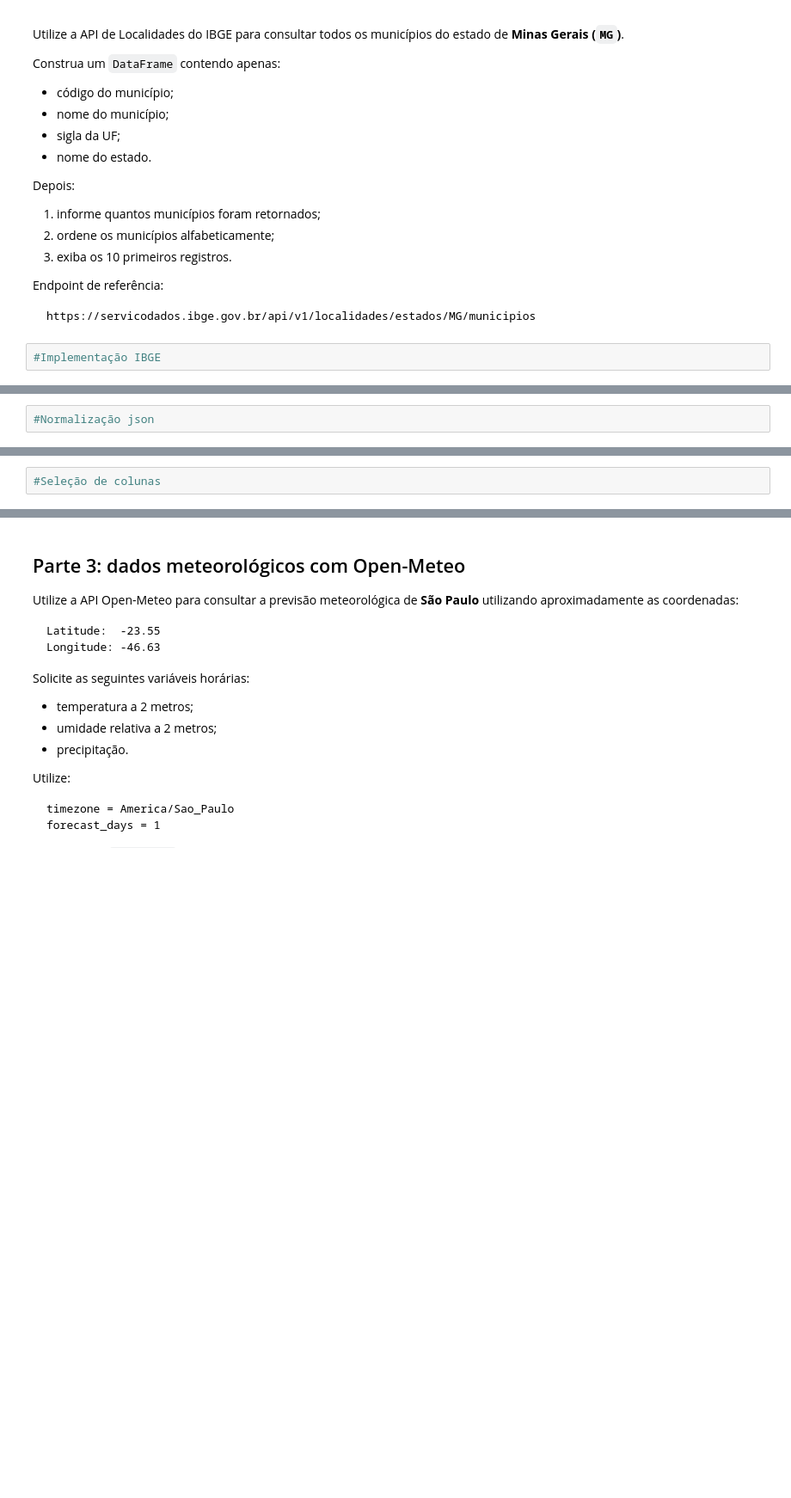
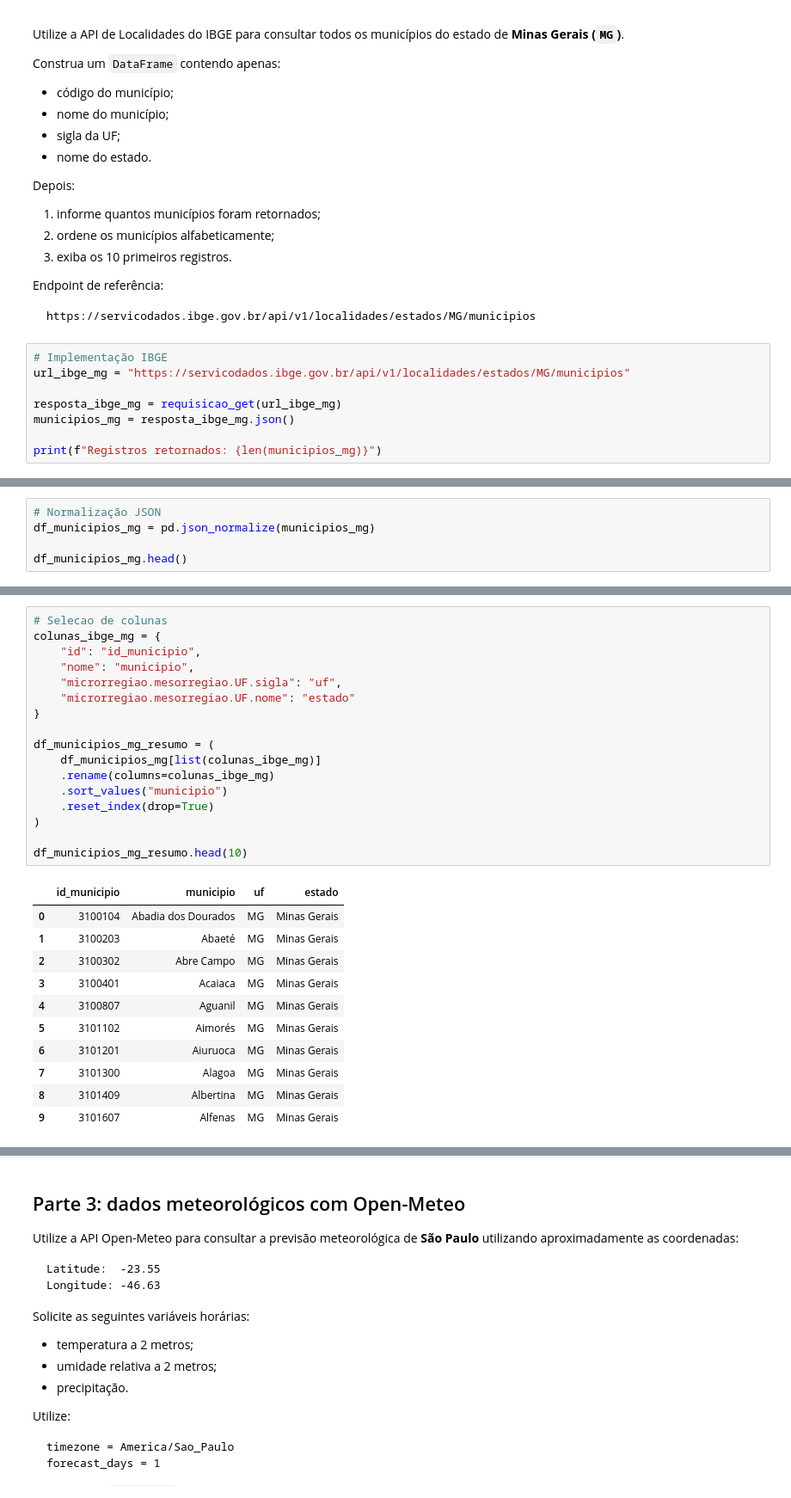
Before and after one commit to moh4b-z/uniSENAI, a Jupyter notebook: Semestre_2/LABDA/Aula 5/5_Consumo_de_APIs_parte1_Gabarito.ipynb, the cells around one changed output, grey strips where cells are left out. Shown at 86% size. Drawn from its saved outputs; the diff is of its cells as text; blank space fills up the shorter version.

````diff
--- a/Semestre_2/LABDA/Aula 5/5_Consumo_de_APIs_parte1_Gabarito.ipynb
+++ b/Semestre_2/LABDA/Aula 5/5_Consumo_de_APIs_parte1_Gabarito.ipynb
@@ -973,4 +1042,10 @@ Endpoint de referência:
 https://servicodados.ibge.gov.br/api/v1/localidades/estados/MG/municipios
 ```
 # %%
-#Implementação IBGE
+# Implementação IBGE
+url_ibge_mg = "https://servicodados.ibge.gov.br/api/v1/localidades/estados/MG/municipios"
+
+resposta_ibge_mg = requisicao_get(url_ibge_mg)
+municipios_mg = resposta_ibge_mg.json()
+
+print(f"Registros retornados: {len(municipios_mg)}")
@@ -977,2 +1055,5 @@ https://servicodados.ibge.gov.br/api/v1/localidades/estados/MG/municipios
 # %%
-#Normalização json
+# Normalização JSON
+df_municipios_mg = pd.json_normalize(municipios_mg)
+
+df_municipios_mg.head()
@@ -979,3 +1068,30 @@ https://servicodados.ibge.gov.br/api/v1/localidades/estados/MG/municipios
 # %%
-#Seleção de colunas
+# Selecao de colunas
+colunas_ibge_mg = {
+    "id": "id_municipio",
+    "nome": "municipio",
+    "microrregiao.mesorregiao.UF.sigla": "uf",
+    "microrregiao.mesorregiao.UF.nome": "estado"
+}
+
+df_municipios_mg_resumo = (
+    df_municipios_mg[list(colunas_ibge_mg)]
+    .rename(columns=colunas_ibge_mg)
+    .sort_values("municipio")
+    .reset_index(drop=True)
+)
+
+df_municipios_mg_resumo.head(10)
+# %% [output]
+|  | id_municipio | municipio | uf | estado |
+| 0 | 3100104 | Abadia dos Dourados | MG | Minas Gerais |
+| 1 | 3100203 | Abaeté | MG | Minas Gerais |
+| 2 | 3100302 | Abre Campo | MG | Minas Gerais |
+| 3 | 3100401 | Acaiaca | MG | Minas Gerais |
+| 4 | 3100807 | Aguanil | MG | Minas Gerais |
+| 5 | 3101102 | Aimorés | MG | Minas Gerais |
+| 6 | 3101201 | Aiuruoca | MG | Minas Gerais |
+| 7 | 3101300 | Alagoa | MG | Minas Gerais |
+| 8 | 3101409 | Albertina | MG | Minas Gerais |
+| 9 | 3101607 | Alfenas | MG | Minas Gerais |
 # %%
````
Also changed, not shown: parts of 10 cells of this notebook.
